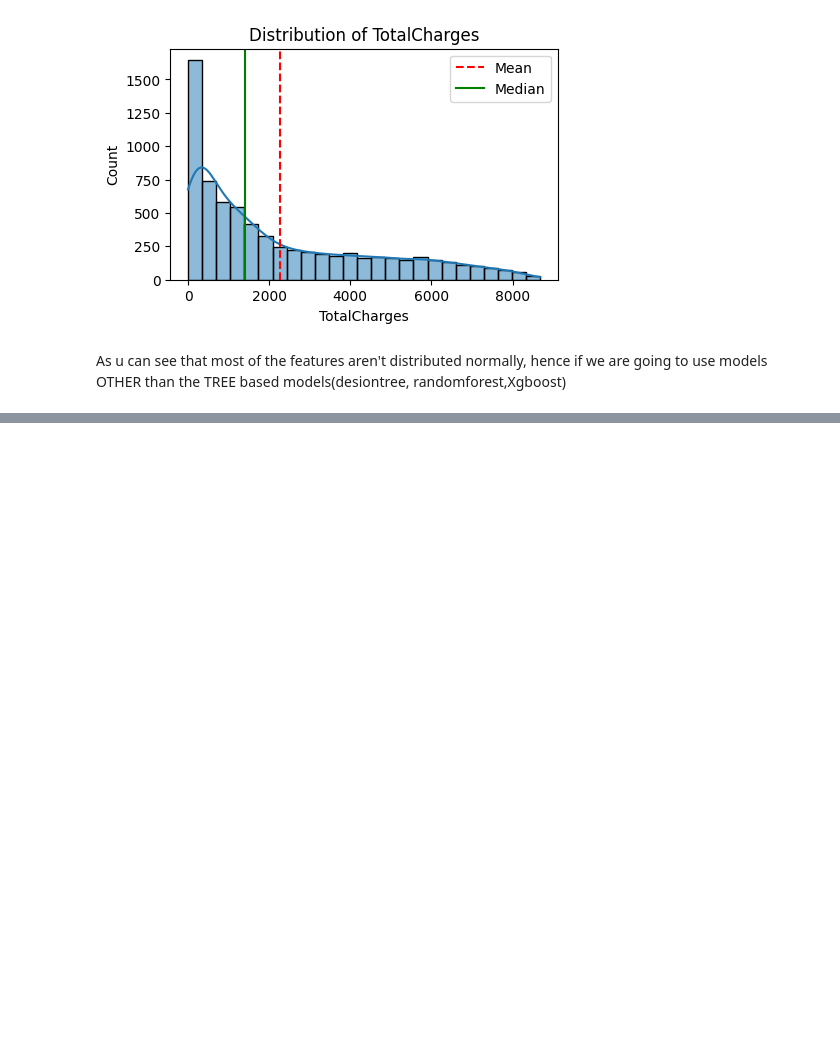
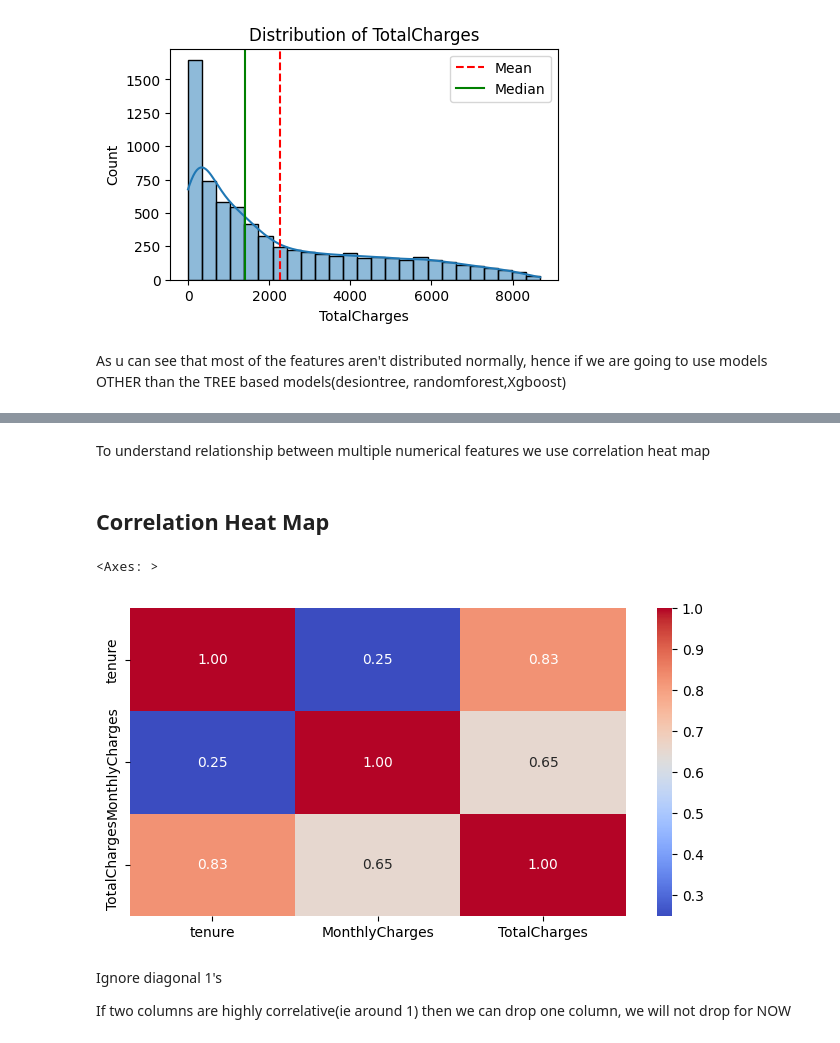
Before and after one commit to Venku96200/Customer_churn_prediction, a Jupyter notebook: customer_churn_analysis.ipynb, the cells around one changed output, grey strips where cells are left out. Drawn from its saved outputs; the diff is of its cells as text; code cells hidden in the pictures; blank space fills up the shorter version.

```diff
--- a/customer_churn_analysis.ipynb
+++ b/customer_churn_analysis.ipynb
@@ -225,0 +256,16 @@ As u can see that most of the features aren't distributed normally, hence if we
+# %% [markdown]
+To understand relationship between multiple numerical features we use correlation heat map
+# %% [markdown]
+## Correlation Heat Map
+# %%
+#Correlation matrix - heatmap
+plt.figure(figsize=(8,4))
+sns.heatmap(df[["tenure","MonthlyCharges","TotalCharges"]].corr(),annot=True, cmap="coolwarm",fmt=".2f")  # Just passing the numerical features
+# %% [output]
+<Axes: >
+[figure, added]
+# %% [markdown]
+Ignore diagonal 1's
+
+If two columns are highly correlative(ie around 1) then we can drop one column,
+we will not drop for NOW
```
Also changed, not shown: parts of 6 cells of this notebook.
